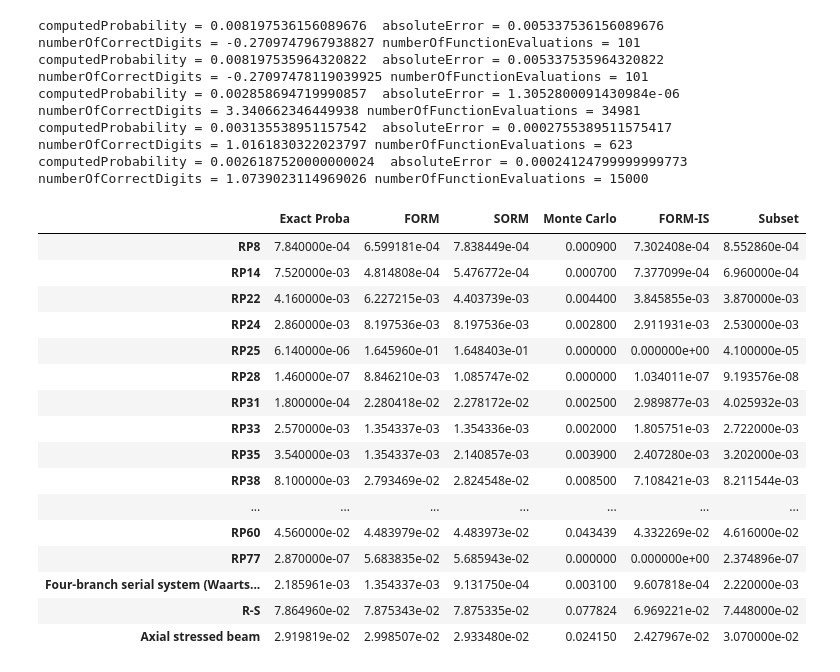
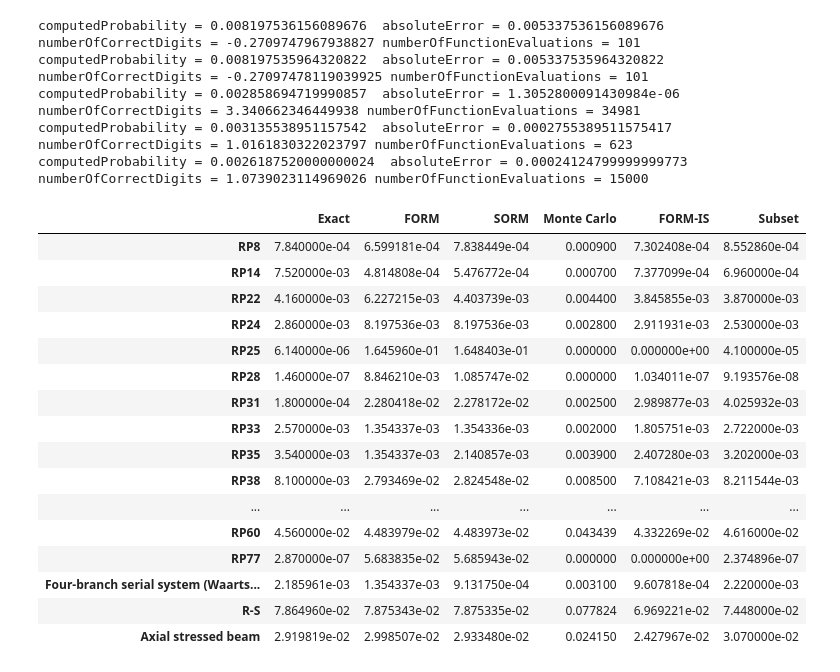
Before and after one commit to openturns/otbenchmark, a Jupyter notebook: examples/reliability_benchmark_table.ipynb, the cells around one changed output. Cells and saved outputs as stored; diff of their text form; code cells hidden in the pictures.

```diff
--- a/examples/reliability_benchmark_table.ipynb
+++ b/examples/reliability_benchmark_table.ipynb
@@ -13,6 +13,5 @@ We import the list of Reliability Problems
 # %%
-reliabilityBenchmark = otb.OTReliabilityAlgorithmBenchmark()
-benchmarkProblemList = reliabilityBenchmark.problemslist
+benchmarkProblemList = otb.ReliabilityBenchmarkProblemList()
 numberOfProblems = len(benchmarkProblemList)
 numberOfProblems
 # %% [output]
@@ -109,7 +108,7 @@ for i in range(numberOfProblems):
     problem_names.append(name)
 # %%
 metrics = [
-    "Exact Proba",
+    "Exact",
     "FORM",
     "SORM",
     "Monte Carlo",
@@ -133,34 +132,34 @@ for i in range(numberOfProblems):
     results[i][2] = otb.OTReliabilityAlgorithmBenchmark.SORM(
         problem,
         nearestPointAlgo="Cobyla",
         maximumEvaluationNumber=100,
         maximumAbsoluteError=1.0e-3,
         maximumRelativeError=1.0e-3,
         maximumResidualError=1.0e-3,
         maximumConstraintError=1.0e-3,
     )[0]
     results[i][3] = otb.OTReliabilityAlgorithmBenchmark.MonteCarloSampling(
         problem, maximumOuterSampling=10000, coefficientOfVariation=0.1, blockSize=1,
     )[0]
     results[i][4] = otb.OTReliabilityAlgorithmBenchmark.FORMImportanceSampling(
         problem,
         nearestPointAlgo="Cobyla",
         maximumEvaluationNumber=100,
         maximumAbsoluteError=1.0e-3,
         maximumRelativeError=1.0e-3,
         maximumResidualError=1.0e-3,
         maximumConstraintError=1.0e-3,
         maximumOuterSampling=5000,
         coefficientOfVariation=0.1,
     )[0]
     results[i][5] = otb.OTReliabilityAlgorithmBenchmark.SubsetSampling(
         problem, maximumOuterSampling=5000, coefficientOfVariation=0.1, blockSize=1,
     )[0]
 
 df = pd.DataFrame(results, index=problem_names, columns=metrics)
 df
 # %% [output]
-|  | Exact Proba | FORM | SORM | Monte Carlo | FORM-IS | Subset |
+|  | Exact | FORM | SORM | Monte Carlo | FORM-IS | Subset |
 | RP8 | 7.840000e-04 | 6.599181e-04 | 7.838449e-04 | 0.000900 | 7.302408e-04 | 8.552860e-04 |
 | RP14 | 7.520000e-03 | 4.814808e-04 | 5.476772e-04 | 0.000700 | 7.377099e-04 | 6.960000e-04 |
 | RP22 | 4.160000e-03 | 6.227215e-03 | 4.403739e-03 | 0.004400 | 3.845855e-03 | 3.870000e-03 |
```
Also changed, not shown: parts of 1 cell of this notebook, 20 other files.
